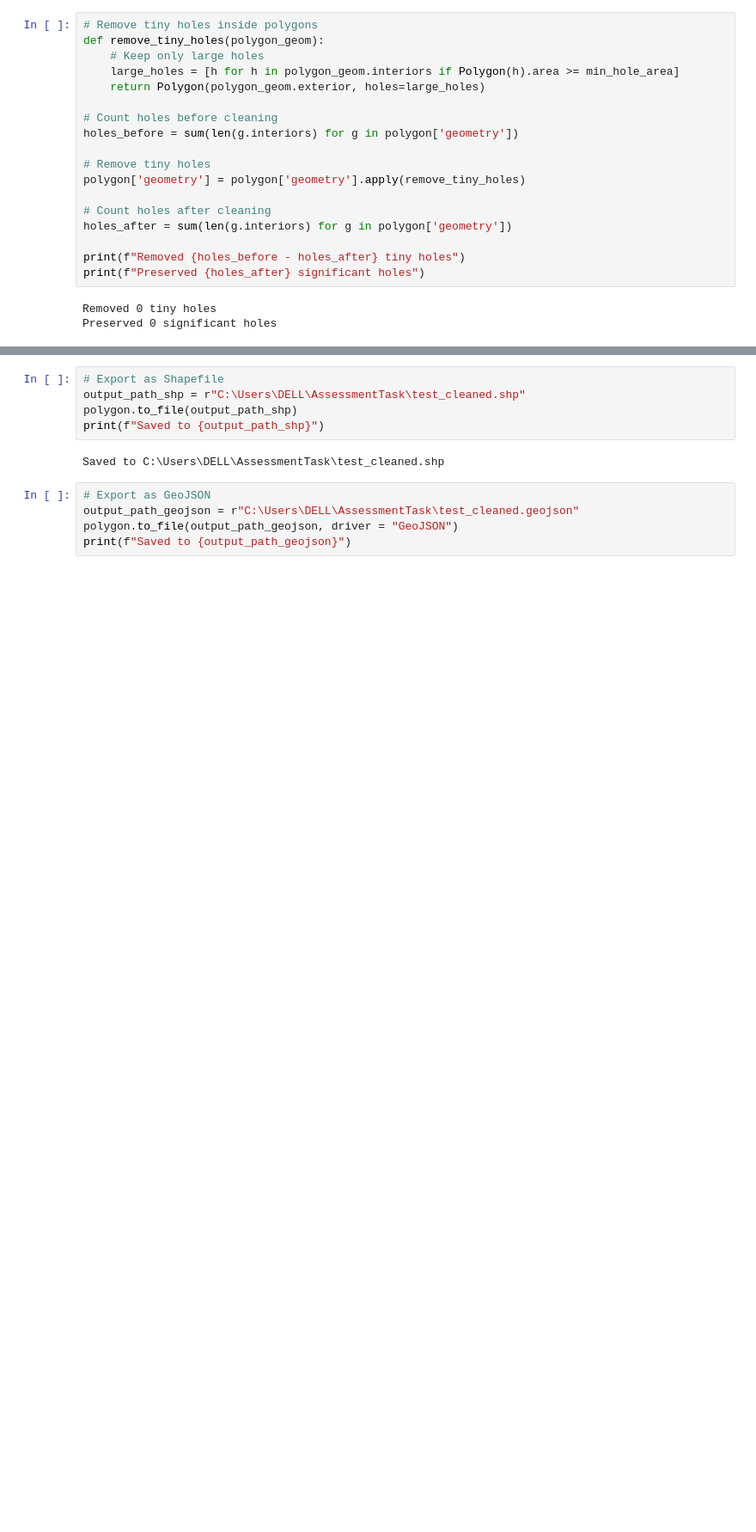
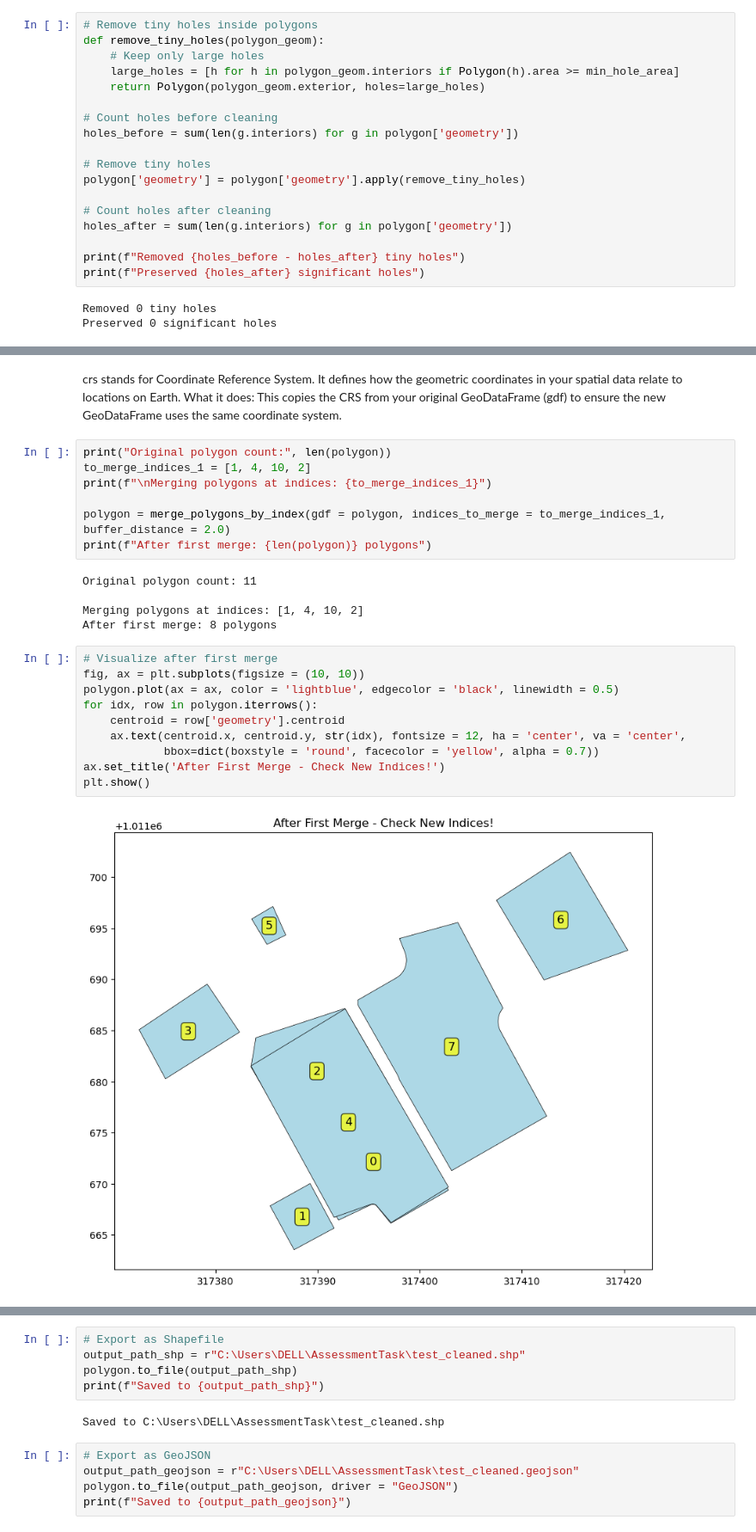
Before and after one commit to CodeWithNafisat/CleaningPolygons, a Jupyter notebook: PolgonTask.ipynb, the cells around one changed output, grey strips where cells are left out. Shown at 86% size. Drawn from its saved outputs; the diff is of its cells as text; blank space fills up the shorter version.

```diff
--- a/PolgonTask.ipynb
+++ b/PolgonTask.ipynb
@@ -223,0 +264,28 @@ plt.show()
+# %% [markdown]
+crs stands for Coordinate Reference System. It defines how the geometric coordinates in your spatial data relate to locations on Earth.
+What it does:
+This copies the CRS from your original GeoDataFrame (gdf) to ensure the new GeoDataFrame uses the same coordinate system.
+# %%
+print("Original polygon count:", len(polygon))
+to_merge_indices_1 = [1, 4, 10, 2]
+print(f"\nMerging polygons at indices: {to_merge_indices_1}")
+
+polygon = merge_polygons_by_index(gdf = polygon, indices_to_merge = to_merge_indices_1, buffer_distance = 2.0)
+print(f"After first merge: {len(polygon)} polygons")
+# %% [output]
+Original polygon count: 11
+
+Merging polygons at indices: [1, 4, 10, 2]
+After first merge: 8 polygons
+# %%
+# Visualize after first merge
+fig, ax = plt.subplots(figsize = (10, 10))
+polygon.plot(ax = ax, color = 'lightblue', edgecolor = 'black', linewidth = 0.5)
+for idx, row in polygon.iterrows():
+    centroid = row['geometry'].centroid
+    ax.text(centroid.x, centroid.y, str(idx), fontsize = 12, ha = 'center', va = 'center',
+            bbox=dict(boxstyle = 'round', facecolor = 'yellow', alpha = 0.7))
+ax.set_title('After First Merge - Check New Indices!')
+plt.show()
+# %% [output]
+[figure, added]
```
Also changed, not shown: parts of 13 cells of this notebook, 2 other files.
